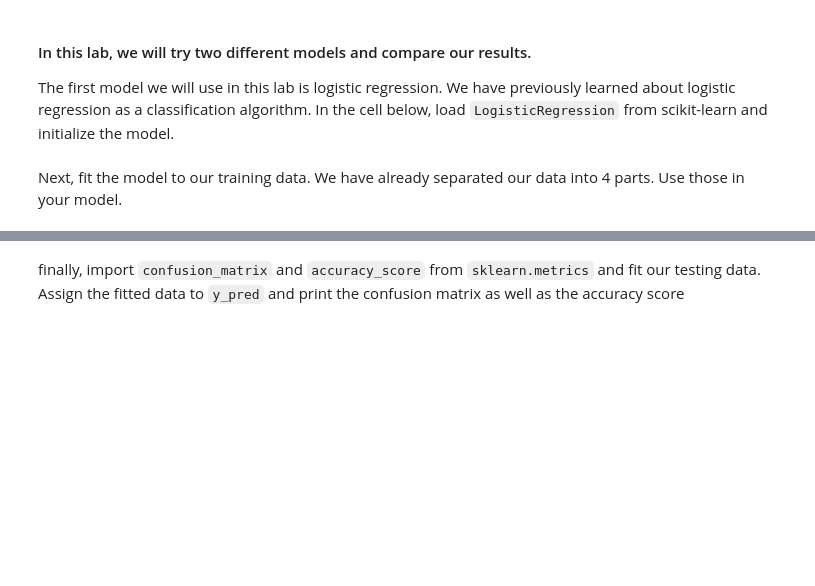
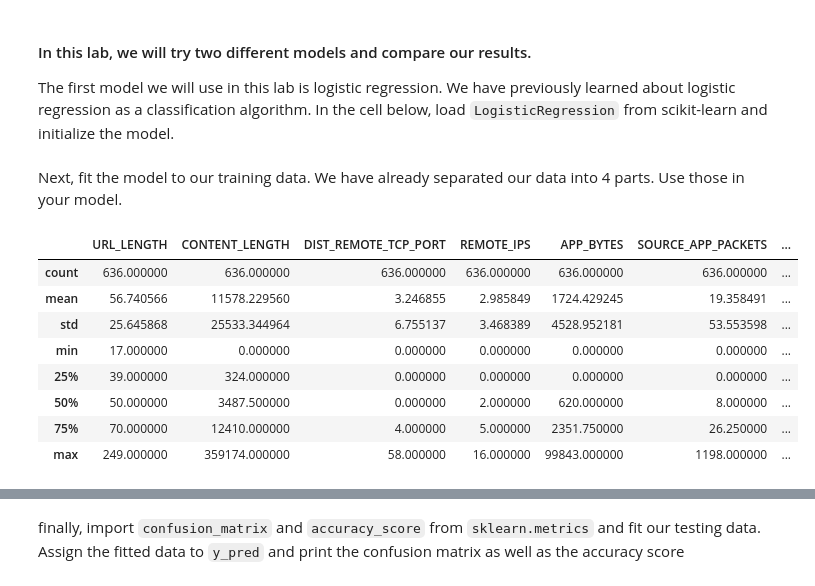
Before and after one commit to ironhack-labs/lab-supervised-learning-en, a Jupyter notebook: your-code/main.ipynb, the cells around one changed output, grey strips where cells are left out. Drawn from its saved outputs; the diff is of its cells as text; code cells hidden in the pictures; blank space fills up the shorter version.

```diff
--- a/your-code/main.ipynb
+++ b/your-code/main.ipynb
@@ -662,6 +699,18 @@ The first model we will use in this lab is logistic regression. We have previous
 from sklearn.linear_model import LogisticRegression
 # %% [markdown]
 Next, fit the model to our training data. We have already separated our data into 4 parts. Use those in your model.
+# %%
+websites.describe()
+# %% [output]
+|  | URL_LENGTH | CONTENT_LENGTH | DIST_REMOTE_TCP_PORT | REMOTE_IPS | APP_BYTES | SOURCE_APP_PACKETS | ... |
+| count | 636.000000 | 636.000000 | 636.000000 | 636.000000 | 636.000000 | 636.000000 | ... |
+| mean | 56.740566 | 11578.229560 | 3.246855 | 2.985849 | 1724.429245 | 19.358491 | ... |
+| std | 25.645868 | 25533.344964 | 6.755137 | 3.468389 | 4528.952181 | 53.553598 | ... |
+| min | 17.000000 | 0.000000 | 0.000000 | 0.000000 | 0.000000 | 0.000000 | ... |
+| 25% | 39.000000 | 324.000000 | 0.000000 | 0.000000 | 0.000000 | 0.000000 | ... |
+| 50% | 50.000000 | 3487.500000 | 0.000000 | 2.000000 | 620.000000 | 8.000000 | ... |
+| 75% | 70.000000 | 12410.000000 | 4.000000 | 5.000000 | 2351.750000 | 26.250000 | ... |
+| max | 249.000000 | 359174.000000 | 58.000000 | 16.000000 | 99843.000000 | 1198.000000 | ... |
 # %%
 log_model = LogisticRegression()
 
```
Also changed, not shown: parts of 23 cells of this notebook.
